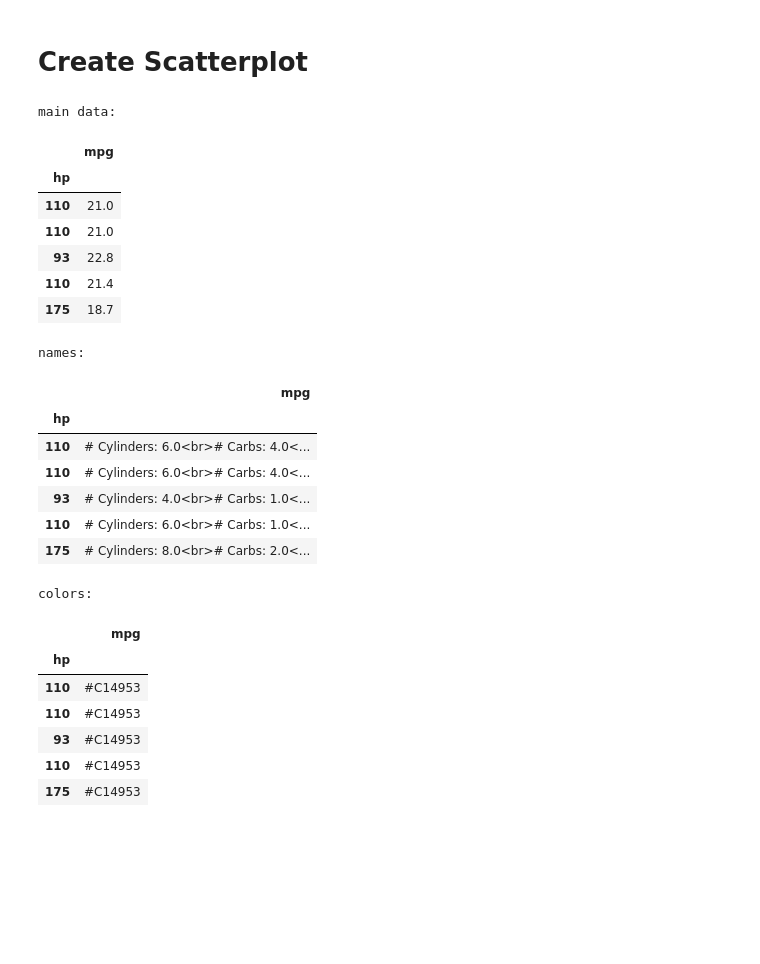
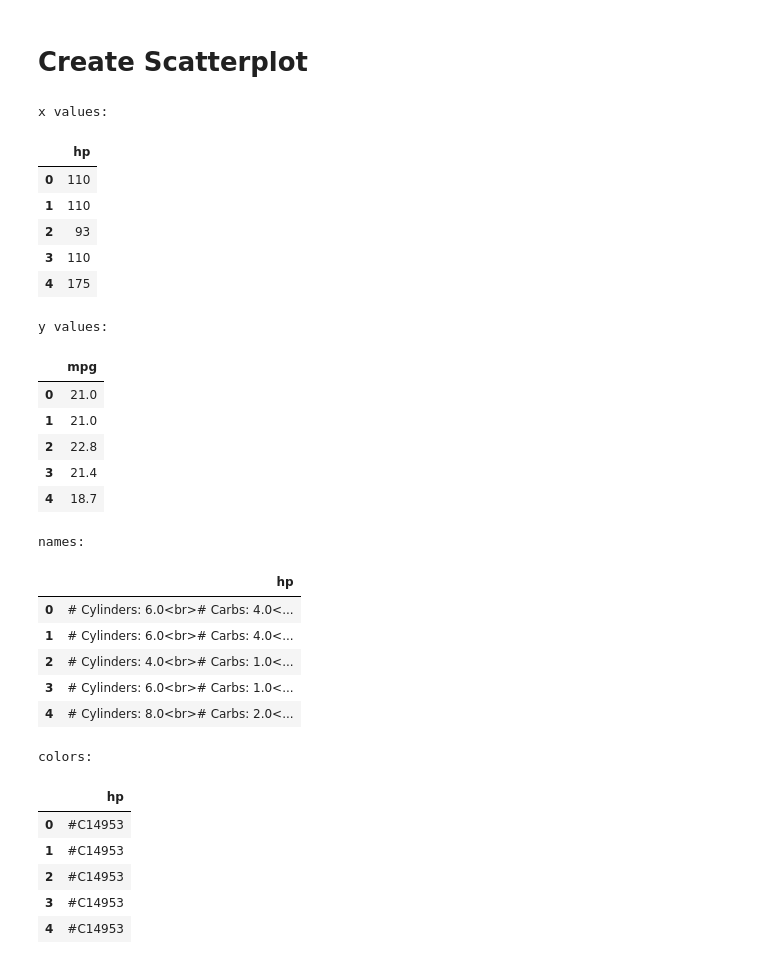
Before and after one commit to def-mycroft/rapid-plotly, a Jupyter notebook: examples/Create Example Graphs.ipynb, the cells around one changed output. Cells and saved outputs as stored; diff of their text form; code cells hidden in the pictures; blank space fills up the shorter version.

```diff
--- a/examples/Create Example Graphs.ipynb
+++ b/examples/Create Example Graphs.ipynb
@@ -234,58 +234,67 @@ imp.reload(scatterplot)
 os.chdir('examples')
 # %%
 # create main data
-in_data = df[['hp', 'mpg']].copy()
-in_data.set_index('hp', inplace=True)
+sl = df[['hp', 'mpg']].copy()
+x_data = sl[['hp']].copy()
+y_data = sl[['mpg']].copy()
 
-print('main data:')
-display(in_data.head())
+print('x values:')
+display(x_data.head())
+
+print('y values:')
+display(y_data.head())
 
 # create names
 n = (df[['cyl', 'carb', 'gear', 'wt']].apply(
       lambda x: '# Cylinders: %s<br># Carbs: %s<br># Gears: %s<br>Weight: %s' % (x['cyl'], x['carb'],
                                                                                    x['gear'], x['wt']),
       axis=1
     )
   ).copy()
 
 n = n.rename('mpg')
 
-names = in_data.reset_index().copy()
-names['mpg'] = n
-names.set_index('hp', inplace=True)
+names = sl.copy()
+names['hp'] = n
+del names['mpg']
 
 print('names: ')
 display(names.head())
 
 # create colors
-colors = in_data.copy()
+colors = sl.copy()
 colors.loc[:, :] = '#C14953'
+del colors['mpg']
 
 print('colors: ')
 display(colors.head())
 # %% [output]
-main data:
+x values:
-|  | mpg |
-| hp |  |
-| 110 | 21.0 |
-| 110 | 21.0 |
-| 93 | 22.8 |
-| 110 | 21.4 |
-| 175 | 18.7 |
+|  | hp |
+| 0 | 110 |
+| 1 | 110 |
+| 2 | 93 |
+| 3 | 110 |
+| 4 | 175 |
-names:
+y values:
 |  | mpg |
-| hp |  |
-| 110 | # Cylinders: 6.0<br># Carbs: 4.0<... |
-| 110 | # Cylinders: 6.0<br># Carbs: 4.0<... |
-| 93 | # Cylinders: 4.0<br># Carbs: 1.0<... |
-| 110 | # Cylinders: 6.0<br># Carbs: 1.0<... |
-| 175 | # Cylinders: 8.0<br># Carbs: 2.0<... |
+| 0 | 21.0 |
+| 1 | 21.0 |
+| 2 | 22.8 |
+| 3 | 21.4 |
+| 4 | 18.7 |
-colors:
+names:
-|  | mpg |
-| hp |  |
-| 110 | #C14953 |
-| 110 | #C14953 |
-| 93 | #C14953 |
-| 110 | #C14953 |
-| 175 | #C14953 |
+|  | hp |
+| 0 | # Cylinders: 6.0<br># Carbs: 4.0<... |
+| 1 | # Cylinders: 6.0<br># Carbs: 4.0<... |
+| 2 | # Cylinders: 4.0<br># Carbs: 1.0<... |
+| 3 | # Cylinders: 6.0<br># Carbs: 1.0<... |
+| 4 | # Cylinders: 8.0<br># Carbs: 2.0<... |
+colors:
+|  | hp |
+| 0 | #C14953 |
+| 1 | #C14953 |
+| 2 | #C14953 |
+| 3 | #C14953 |
+| 4 | #C14953 |
 # %%
```
Also changed, not shown: parts of 5 cells of this notebook, 4 other files.
